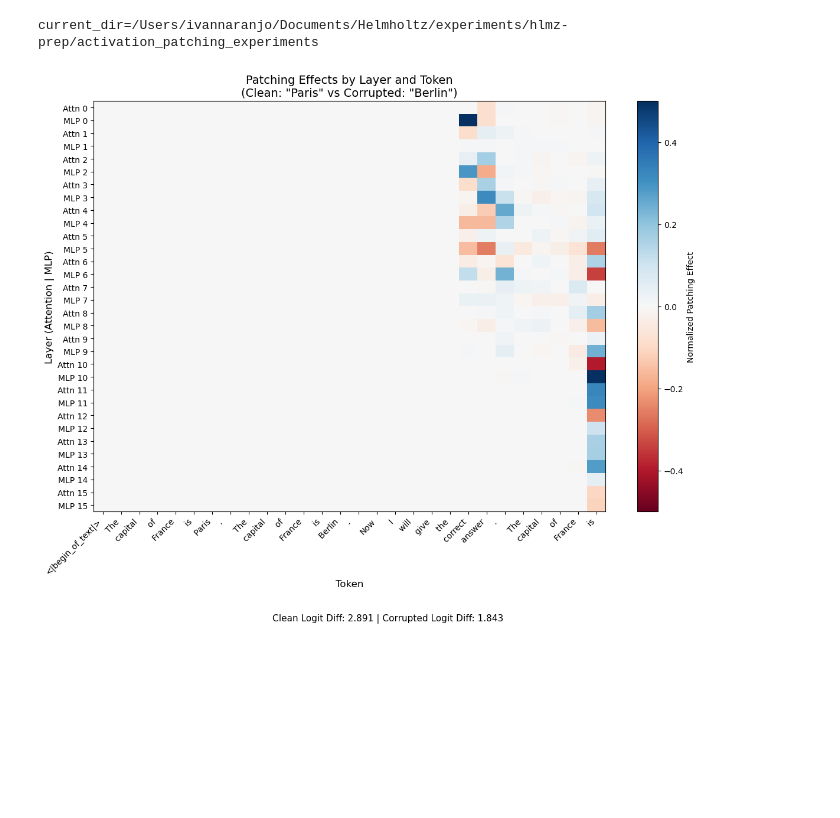
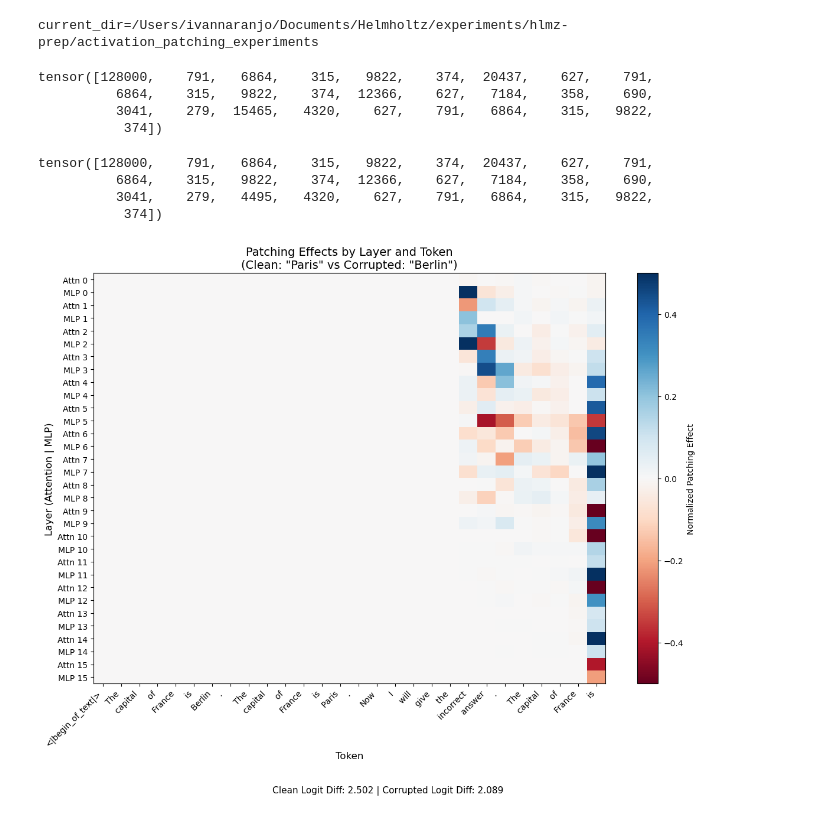
Before and after one commit to ivandrenc/hlmz-prep, a Jupyter notebook: activation_patching_experiments/activation_patching_attn_mlp_token.ipynb, the cells around one changed output. Drawn from its saved outputs; the diff is of its cells as text; code cells hidden in the pictures; blank space fills up the shorter version.

Commit message:
add patching results - worked on code - working

```diff
--- a/activation_patching_experiments/activation_patching_attn_mlp_token.ipynb
+++ b/activation_patching_experiments/activation_patching_attn_mlp_token.ipynb
@@ -115,16 +115,30 @@ def run_activation_patching(prompts, answer_token_indices):
 
     return patching_results, corrupted_logit_difference, clean_logit_difference, corrupted_tokens, clean_tokens
 # %%
-patching_results, corrupted_logit_difference, clean_logit_difference, corrupted_tokens, clean_tokens = run_activation_patching(prompts, answer_token_indices)
+patching_results, corrupted_logit_difference, clean_logit_difference, corrupted_tokens, clean_tokens = run_activation_patching(prompts_reversed, answer_token_indices)
 patching_results_total = {
     "clean_run_logit_difference": clean_logit_difference,
     "corrupted_run_logit_difference": corrupted_logit_difference,
     "patching_results": patching_results
 }
+# %%
+corrupted_tokens
+# %% [output]
+tensor([128000,    791,   6864,    315,   9822,    374,  20437,    627,    791,
+          6864,    315,   9822,    374,  12366,    627,   7184,    358,    690,
+          3041,    279,  15465,   4320,    627,    791,   6864,    315,   9822,
+           374])
+# %%
+clean_tokens
+# %% [output]
+tensor([128000,    791,   6864,    315,   9822,    374,  20437,    627,    791,
+          6864,    315,   9822,    374,  12366,    627,   7184,    358,    690,
+          3041,    279,   4495,   4320,    627,    791,   6864,    315,   9822,
+           374])
 # %%
-plot_patching_effects_single_heatmap_mlp_attn_combined(patching_results, clean_tokens)
+plot_patching_effects_single_heatmap_mlp_attn_combined(patching_results, corrupted_tokens)
 # %% [output]
-[figure, old version]
+[figure, new version]
 # %%
 def plot_patching_effects_single_heatmap_mlp_attn_combined(patching_results, clean_tokens):
     # Plotting: Single heatmap with Attention and MLP interleaved on Y-axis
```
Also changed, not shown: 15 other files.
